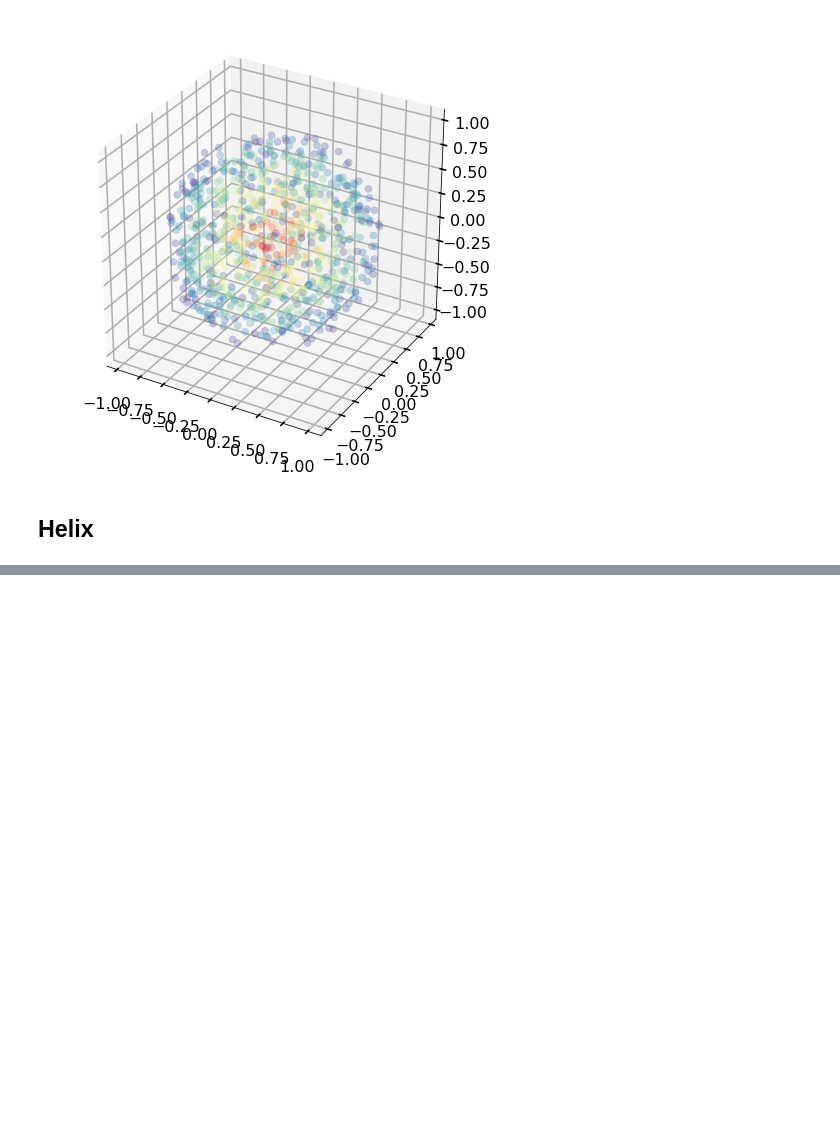
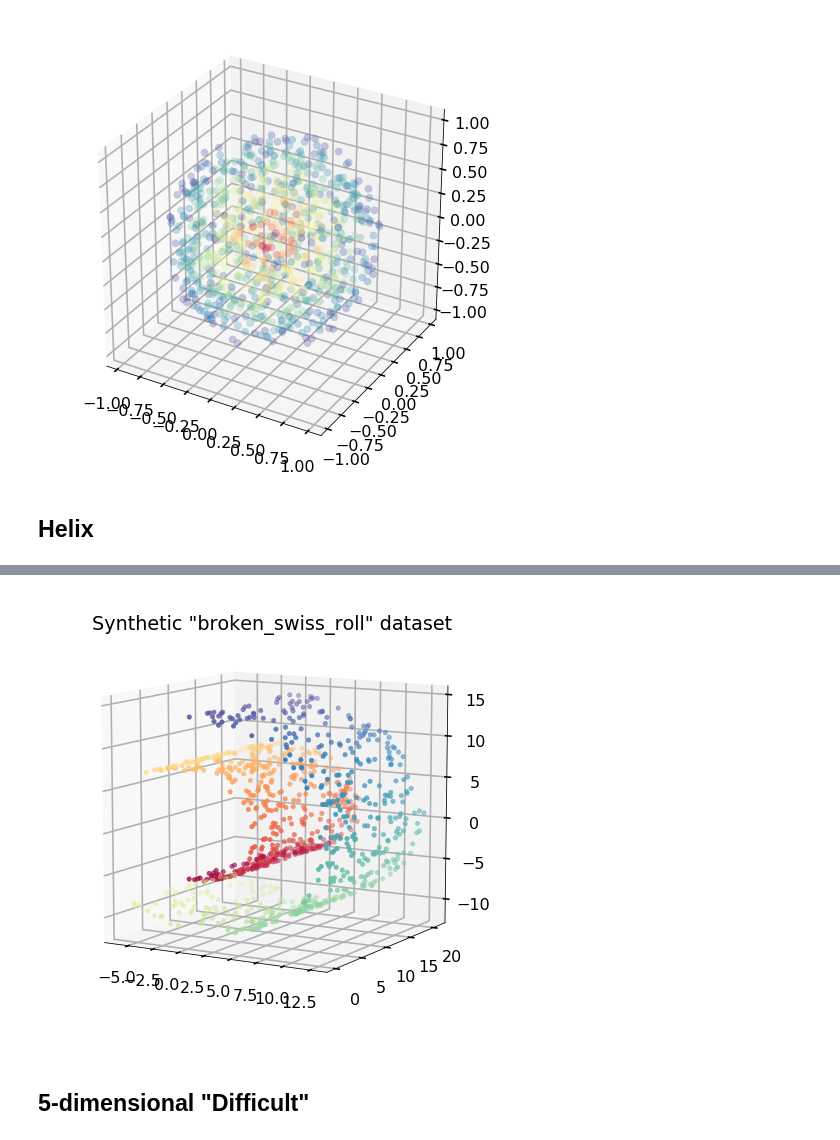
Before and after one commit to acwooding/dimension_reduction, a Jupyter notebook: notebooks/03-kw-synthetic-datasets.ipynb, the cells around one changed output, grey strips where cells are left out. Drawn from its saved outputs; the diff is of its cells as text; code cells hidden in the pictures; blank space fills up the shorter version.

```diff
--- a/notebooks/03-kw-synthetic-datasets.ipynb
+++ b/notebooks/03-kw-synthetic-datasets.ipynb
@@ -22,6 +23,7 @@ sns.set_context("poster")
 # %%
 random_state = 6502
 n_points = 1000
+noise = 0.05
 # %% [markdown]
 ## S-Curve
 # %%
@@ -87,0 +95,6 @@ viz.plot_3d_dataset(data, colors)
+# %%
+viz.plot_3d_dataset(X, t, title=f'Synthetic "{kind}" dataset',)
+# %% [output]
+[figure, added]
+# %% [markdown]
+## 5-dimensional "Difficult"
```
Also changed, not shown: parts of 7 cells of this notebook.
